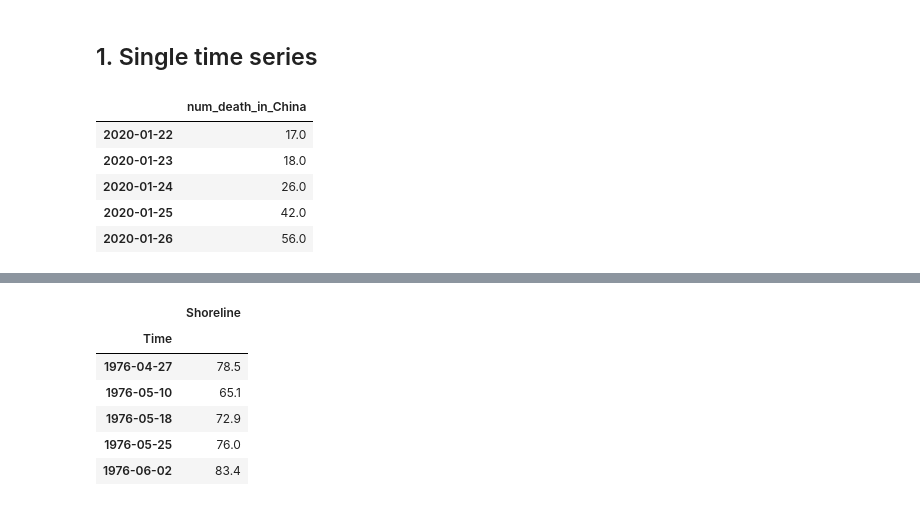
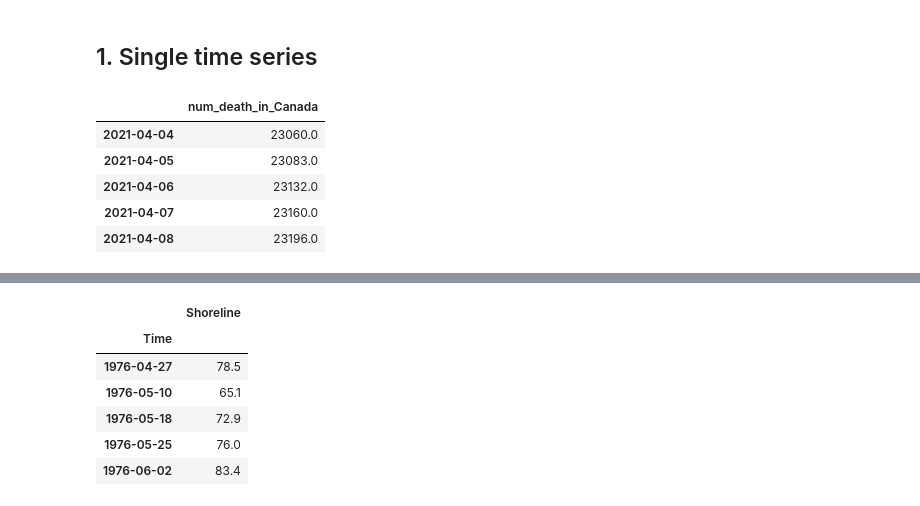
Before and after one commit to jianructose/treasurehunt, a Jupyter notebook: timesir_/plt_ts_intro.ipynb, the cells around one changed output, grey strips where cells are left out. Cells and saved outputs as stored; diff of their text form; code cells hidden in the pictures.

```diff
--- a/timesir_/plt_ts_intro.ipynb
+++ b/timesir_/plt_ts_intro.ipynb
@@ -7,27 +7,27 @@
 # %%
 import tushare as ts
 import pandas as pd
 import matplotlib.pyplot as plt
 import numpy as np
 
 # display all rows
 pd.set_option('expand_frame_repr', False)
 
 url = "https://raw.githubusercontent.com/CSSEGISandData/COVID-19/master/csse_covid_19_data/csse_covid_19_time_series/time_series_covid19_deaths_global.csv"
-country = 'China'
+country = 'Canada'
 df = pd.read_csv(url, delimiter=',', )
 df_ts = pd.DataFrame(df[df['Country/Region'] == f'{country}'].sum(axis=0, numeric_only=True,), columns=[f'num_death_in_{country}'],).iloc[2:]
 
 df_ts.index = pd.to_datetime(df_ts.index)
 
-df_ts.head()
+df_ts.tail()
 # %% [output]
-|  | num_death_in_China |
-| 2020-01-22 | 17.0 |
-| 2020-01-23 | 18.0 |
-| 2020-01-24 | 26.0 |
-| 2020-01-25 | 42.0 |
-| 2020-01-26 | 56.0 |
+|  | num_death_in_Canada |
+| 2021-04-04 | 23060.0 |
+| 2021-04-05 | 23083.0 |
+| 2021-04-06 | 23132.0 |
+| 2021-04-07 | 23160.0 |
+| 2021-04-08 | 23196.0 |
 # %%
 ax = df_ts.plot(color = 'tan')
 ax.set_xlabel('Pandemic Time')
```
Also changed, not shown: parts of 1 cell of this notebook.
